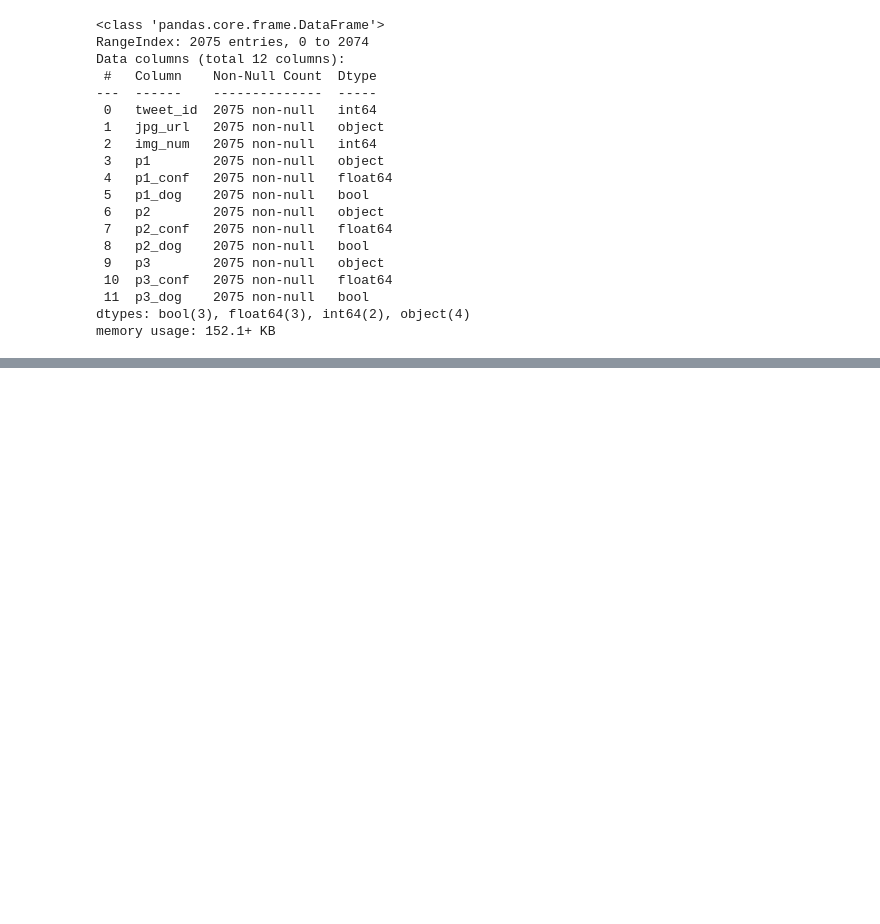
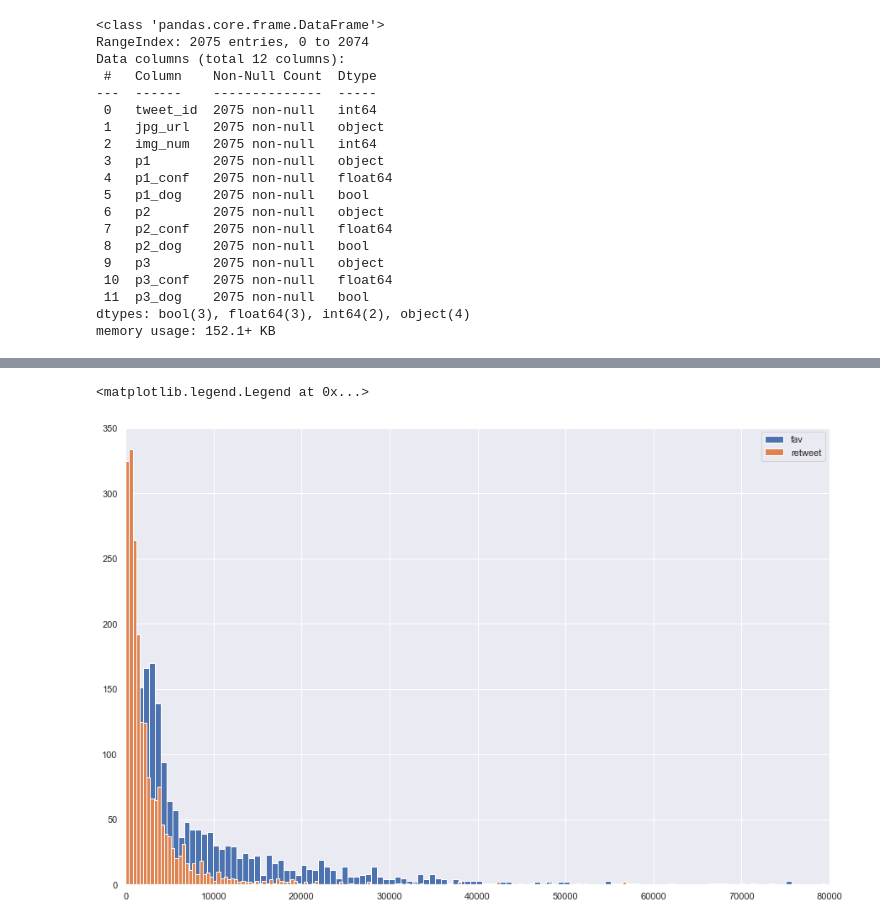
Before and after one commit to Abdelrahman-Hanafy/WeRateDogs, a Jupyter notebook: wrangle_act.ipynb, the cells around one changed output, grey strips where cells are left out. Drawn from its saved outputs; the diff is of its cells as text; code cells hidden in the pictures; blank space fills up the shorter version.

```diff
--- a/wrangle_act.ipynb
+++ b/wrangle_act.ipynb
@@ -172,0 +273,9 @@ Name: name, Length: 957, dtype: int64
+# %%
+plt.figure(figsize=(15,10))
+plt.xlim(0,80000)
+plt.hist(data_cleaned.favorite_count, bins=200, label = "fav")
+plt.hist(data_cleaned.retweet_count, bins=200, label = "retweet")
+plt.legend()
+# %% [output]
+<matplotlib.legend.Legend at 0x...>
+[figure, added]
```
Also changed, not shown: parts of 62 cells of this notebook, 2 other files.
